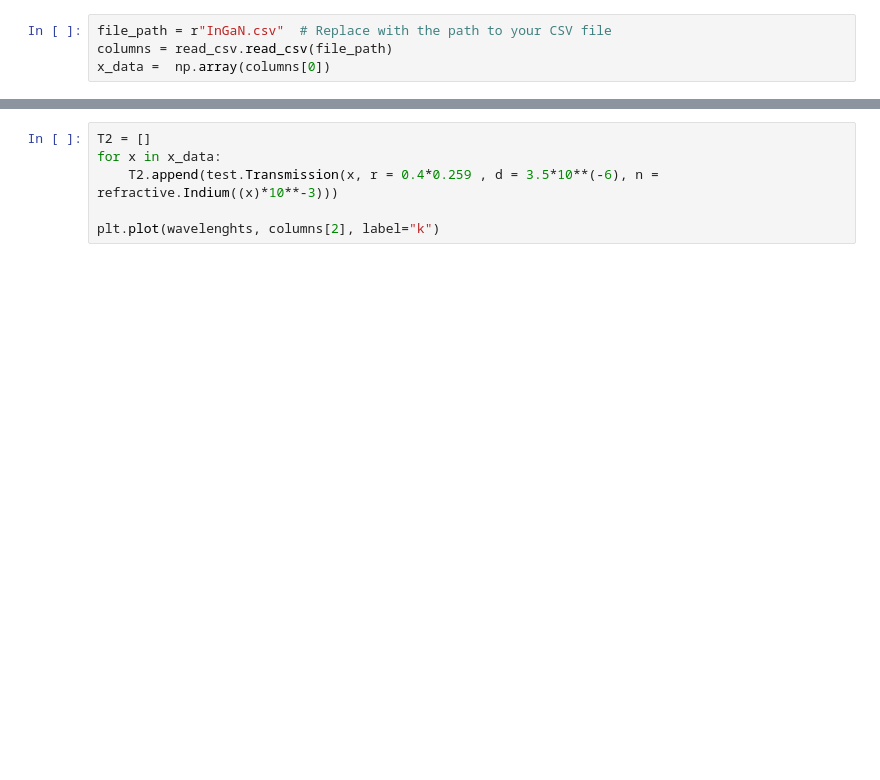
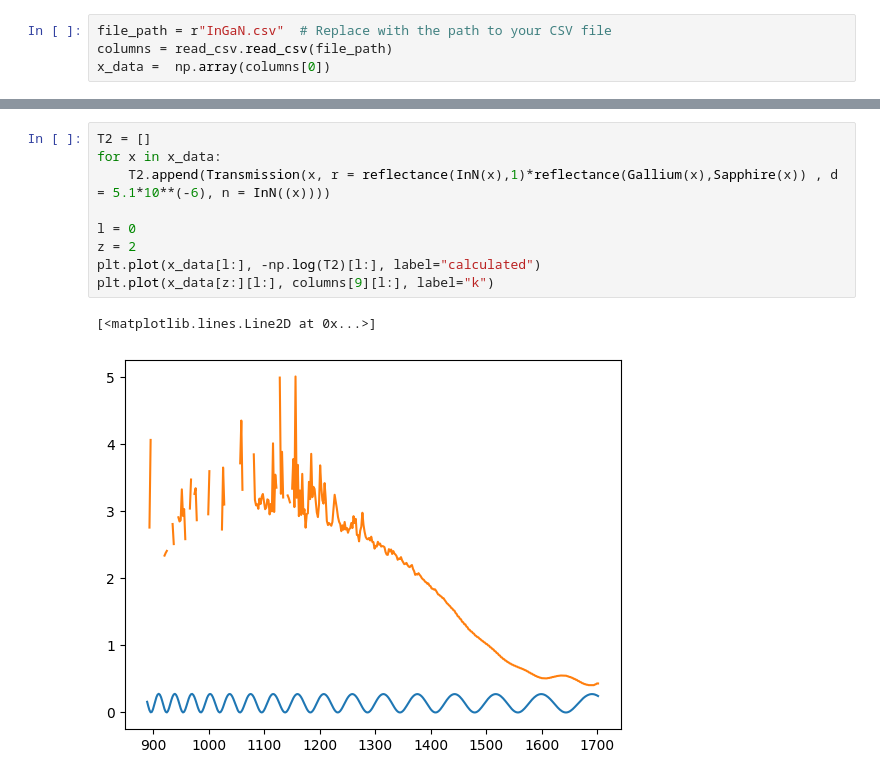
Before and after one commit to alexburg14/Fabry-Perot, a Jupyter notebook: import index.ipynb, the cells around one changed output, grey strips where cells are left out. Drawn from its saved outputs; the diff is of its cells as text; blank space fills up the shorter version.

```diff
--- a/import index.ipynb
+++ b/import index.ipynb
@@ -45,6 +46,12 @@ plt.legend()
 # %%
 T2 = []
 for x in x_data:
-    T2.append(test.Transmission(x, r = 0.4*0.259 , d = 3.5*10**(-6), n = refractive.Indium((x)*10**-3)))
+    T2.append(Transmission(x, r = reflectance(InN(x),1)*reflectance(Gallium(x),Sapphire(x)) , d = 5.1*10**(-6), n = InN((x))))
 
-plt.plot(wavelenghts, columns[2], label="k")
+l = 0
+z = 2
+plt.plot(x_data[l:], -np.log(T2)[l:], label="calculated")
+plt.plot(x_data[z:][l:], columns[9][l:], label="k")
+# %% [output]
+[<matplotlib.lines.Line2D at 0x...>]
+[figure, added]
```
Also changed, not shown: parts of 6 cells of this notebook, 1 other file.
